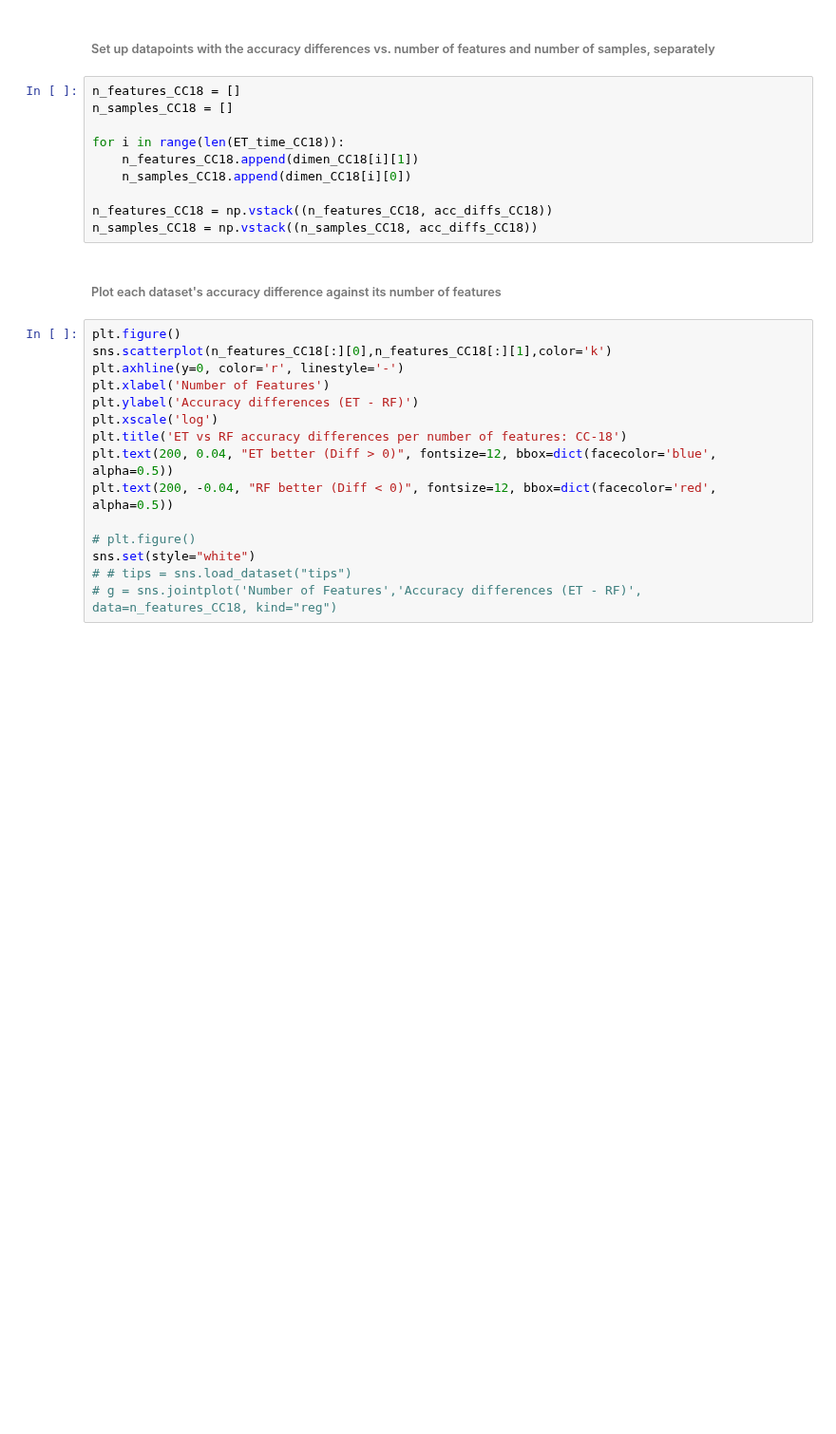
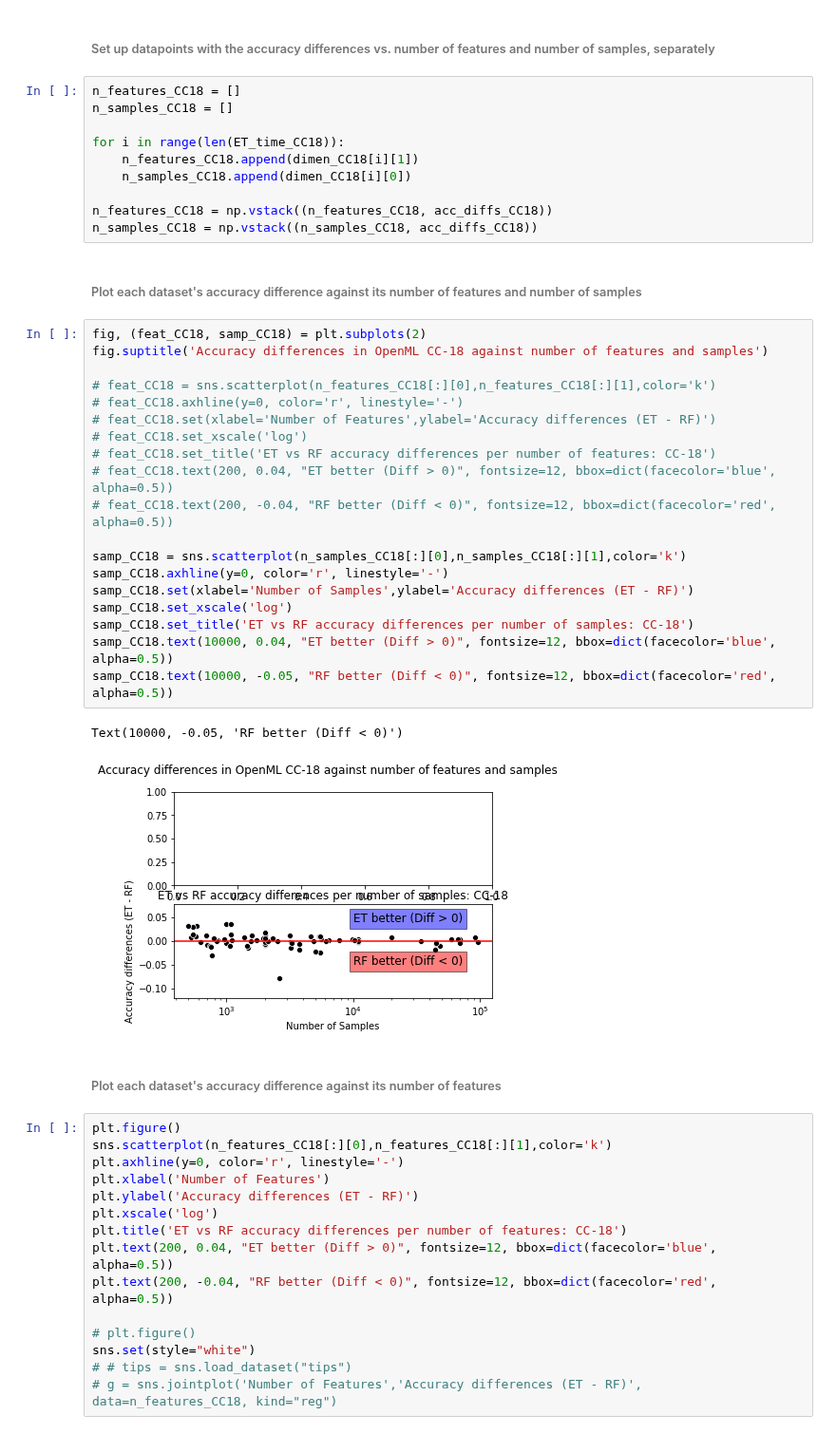
Before and after one commit to NeuroDataDesign/tealeaf, a Jupyter notebook: suyeon/code/RandomForest_ExtraTrees_Compare_Tutorial.ipynb, the cells around one changed output. Shown at 95% size. Drawn from its saved outputs; the diff is of its cells as text; blank space fills up the shorter version.

```diff
--- a/suyeon/code/RandomForest_ExtraTrees_Compare_Tutorial.ipynb
+++ b/suyeon/code/RandomForest_ExtraTrees_Compare_Tutorial.ipynb
@@ -263,6 +256,30 @@ for i in range(len(ET_time_CC18)):
 
 n_features_CC18 = np.vstack((n_features_CC18, acc_diffs_CC18))
 n_samples_CC18 = np.vstack((n_samples_CC18, acc_diffs_CC18))
+# %% [markdown]
+###### Plot each dataset's accuracy difference against its number of features and number of samples
+# %%
+fig, (feat_CC18, samp_CC18) = plt.subplots(2)
+fig.suptitle('Accuracy differences in OpenML CC-18 against number of features and samples')
+
+# feat_CC18 = sns.scatterplot(n_features_CC18[:][0],n_features_CC18[:][1],color='k')
+# feat_CC18.axhline(y=0, color='r', linestyle='-')
+# feat_CC18.set(xlabel='Number of Features',ylabel='Accuracy differences (ET - RF)')
+# feat_CC18.set_xscale('log')
+# feat_CC18.set_title('ET vs RF accuracy differences per number of features: CC-18')
+# feat_CC18.text(200, 0.04, "ET better (Diff > 0)", fontsize=12, bbox=dict(facecolor='blue', alpha=0.5))
+# feat_CC18.text(200, -0.04, "RF better (Diff < 0)", fontsize=12, bbox=dict(facecolor='red', alpha=0.5))
+
+samp_CC18 = sns.scatterplot(n_samples_CC18[:][0],n_samples_CC18[:][1],color='k')
+samp_CC18.axhline(y=0, color='r', linestyle='-')
+samp_CC18.set(xlabel='Number of Samples',ylabel='Accuracy differences (ET - RF)')
+samp_CC18.set_xscale('log')
+samp_CC18.set_title('ET vs RF accuracy differences per number of samples: CC-18')
+samp_CC18.text(10000, 0.04, "ET better (Diff > 0)", fontsize=12, bbox=dict(facecolor='blue', alpha=0.5))
+samp_CC18.text(10000, -0.05, "RF better (Diff < 0)", fontsize=12, bbox=dict(facecolor='red', alpha=0.5))
+# %% [output]
+Text(10000, -0.05, 'RF better (Diff < 0)')
+[figure, added]
 # %% [markdown]
 ###### Plot each dataset's accuracy difference against its number of features
 # %%
```
Also changed, not shown: parts of 3 cells of this notebook.
